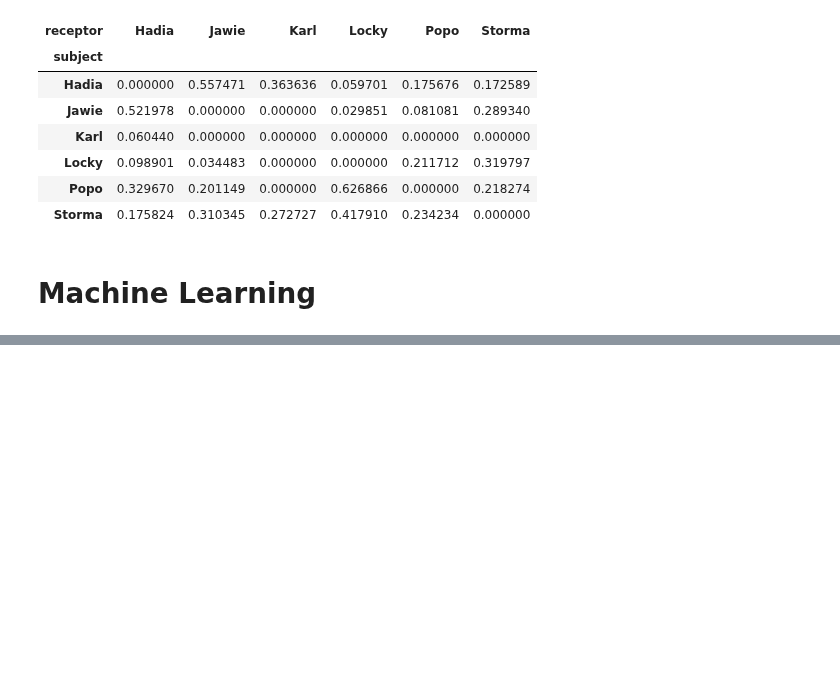
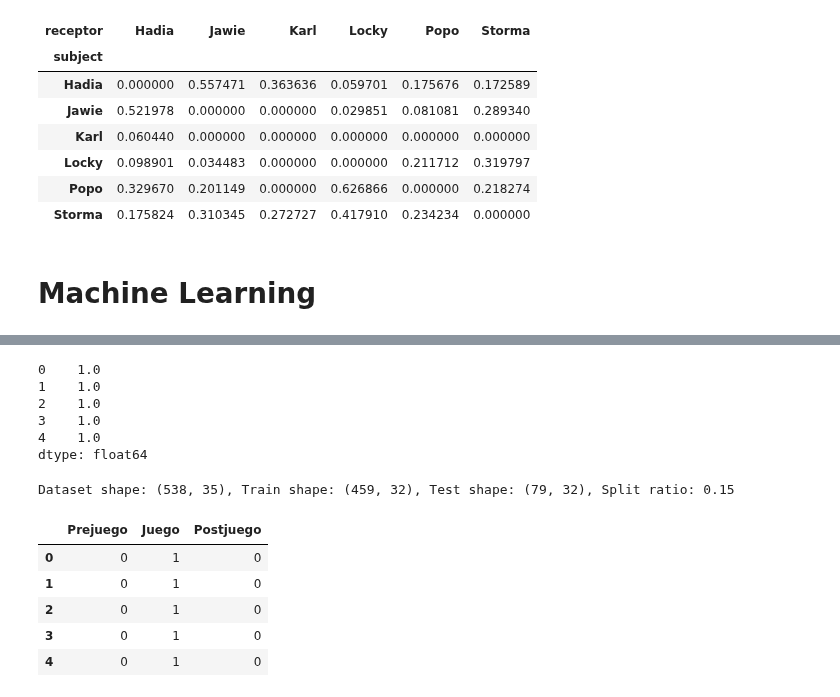
Before and after one commit to Bass2015/Orangutanes, a Jupyter notebook: Sebastian/eda-orangutanes.ipynb, the cells around one changed output, grey strips where cells are left out. Saved outputs shown, nothing was run; the diff lists cells and outputs as text; code cells hidden in the pictures; blank space fills up the shorter version.

```diff
--- a/Sebastian/eda-orangutanes.ipynb
+++ b/Sebastian/eda-orangutanes.ipynb
@@ -468,0 +498,30 @@ mldf.head()
+# %%
+from sklearn.model_selection import train_test_split
+
+split_ratio = 1/((len(period_df.columns)-1)**0.5 +1)
+
+data = period_df.drop(['Juego', 'Prejuego', 'Postjuego'], axis=1)
+data = data.divide(data.sum(axis=1), axis=0)
+# %% [output]
+0    1.0
+1    1.0
+2    1.0
+3    1.0
+4    1.0
+dtype: float64
+# %%
+target = period_df[['Prejuego', 'Juego', 'Postjuego']]
+
+X_train, X_test, y_train, y_test = train_test_split(data, target, test_size=split_ratio)
+print(f'Dataset shape: {period_df.shape}, Train shape: {X_train.shape}, Test shape: {X_test.shape}, Split ratio: {split_ratio:0.2f}')
+# %% [output]
+Dataset shape: (538, 35), Train shape: (459, 32), Test shape: (79, 32), Split ratio: 0.15
+# %%
+target.head()
+# %% [output]
+|  | Prejuego | Juego | Postjuego |
+| 0 | 0 | 1 | 0 |
+| 1 | 0 | 1 | 0 |
+| 2 | 0 | 1 | 0 |
+| 3 | 0 | 1 | 0 |
+| 4 | 0 | 1 | 0 |
```
Also changed, not shown: parts of 16 cells of this notebook, 4 other files.
